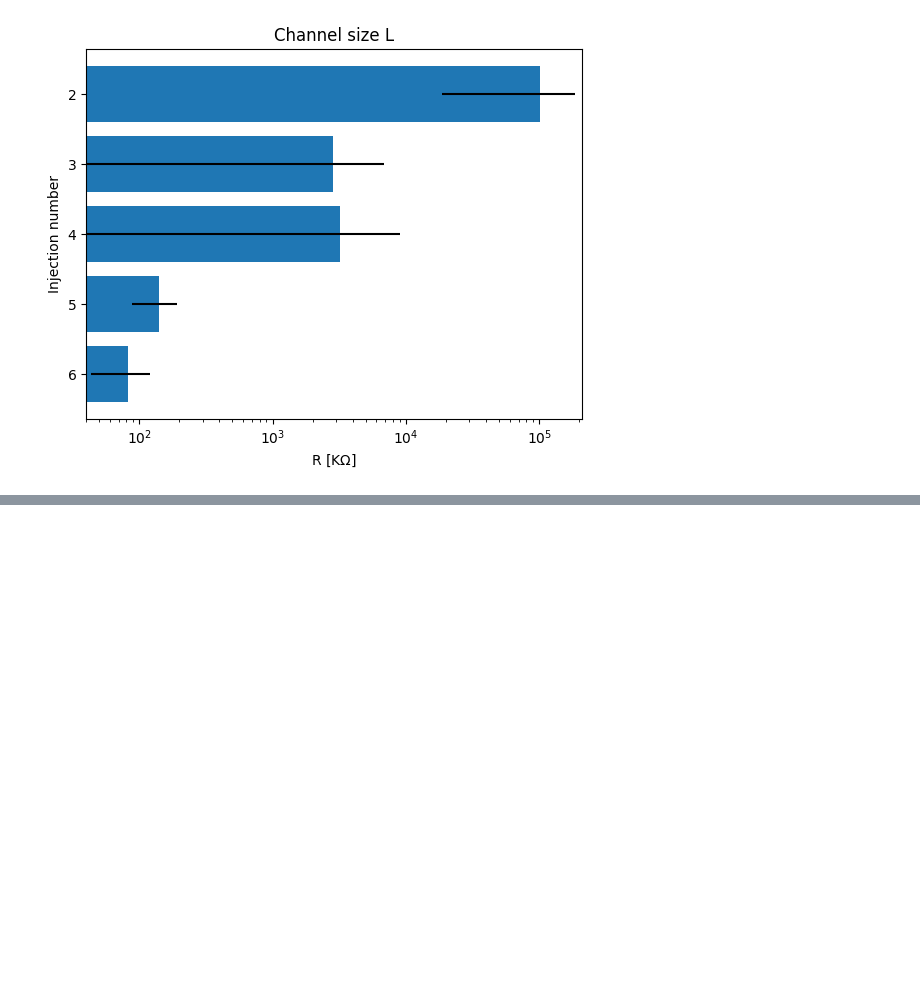
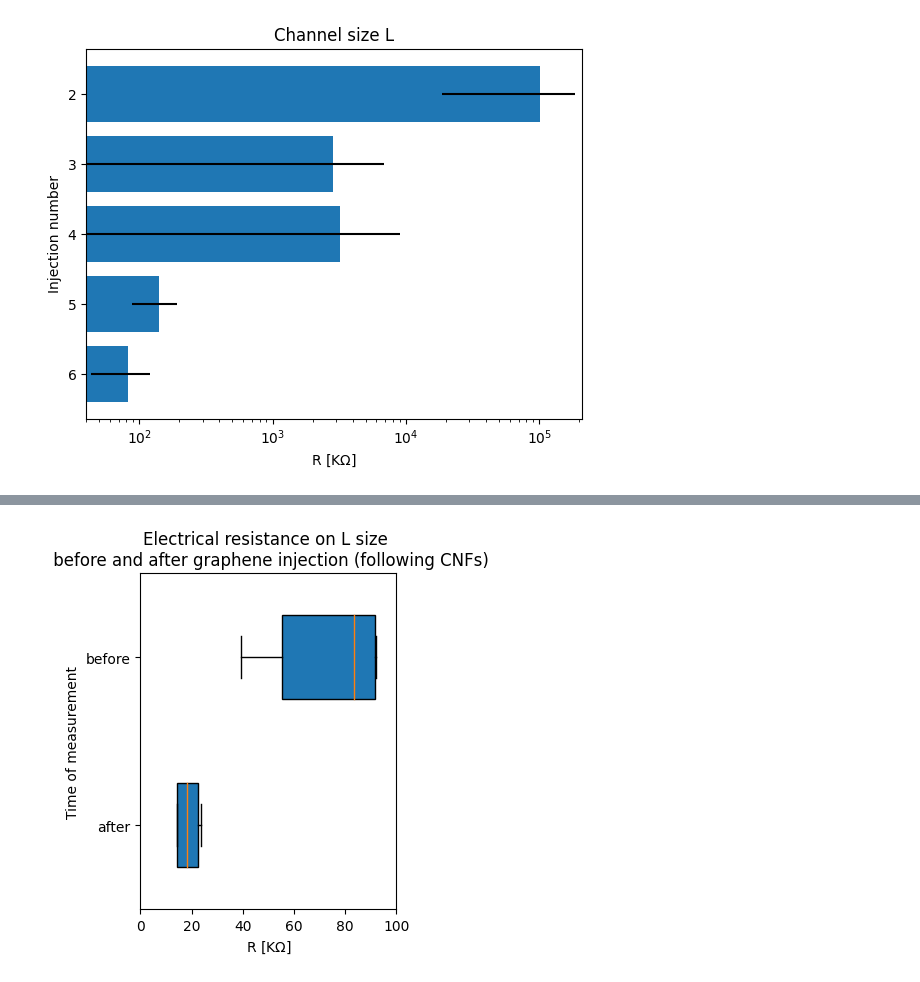
Before and after one commit to mkrause-nps/artificial-muscle, a Jupyter notebook: jupyter_notebooks/cnf_isoprop_inject.ipynb, the cells around one changed output, grey strips where cells are left out. Cells and saved outputs as stored; diff of their text form; code cells hidden in the pictures; blank space fills up the shorter version.

```diff
--- a/jupyter_notebooks/cnf_isoprop_inject.ipynb
+++ b/jupyter_notebooks/cnf_isoprop_inject.ipynb
@@ -96,0 +110,9 @@ plot_hbar(data=L, err=L_err, xlabel=xlabel, ylabel=ylabel, yticklabels=yticklabe
+# %%
+L_before = [39.42, 77.05, 48.14, 92.06, 147.25, 90.04]
+L_after = [14.38, 14.35, 14.44, 22.8, 22.09, 23.5]
+# %%
+title = 'Electrical resistance on L size \n before and after graphene injection (following CNFs)'
+figname = 'resistance_L_size_cnf_graphene_isoprop_inject.png'
+plot_box(data=[L_after, L_before], title=title, xlabel=xlabel, ylabel=ylabel, yticklabel=yticklabel, figname=figname, xlim=xlim)
+# %% [output]
+[figure, added]
```
Also changed, not shown: parts of 2 cells of this notebook.
